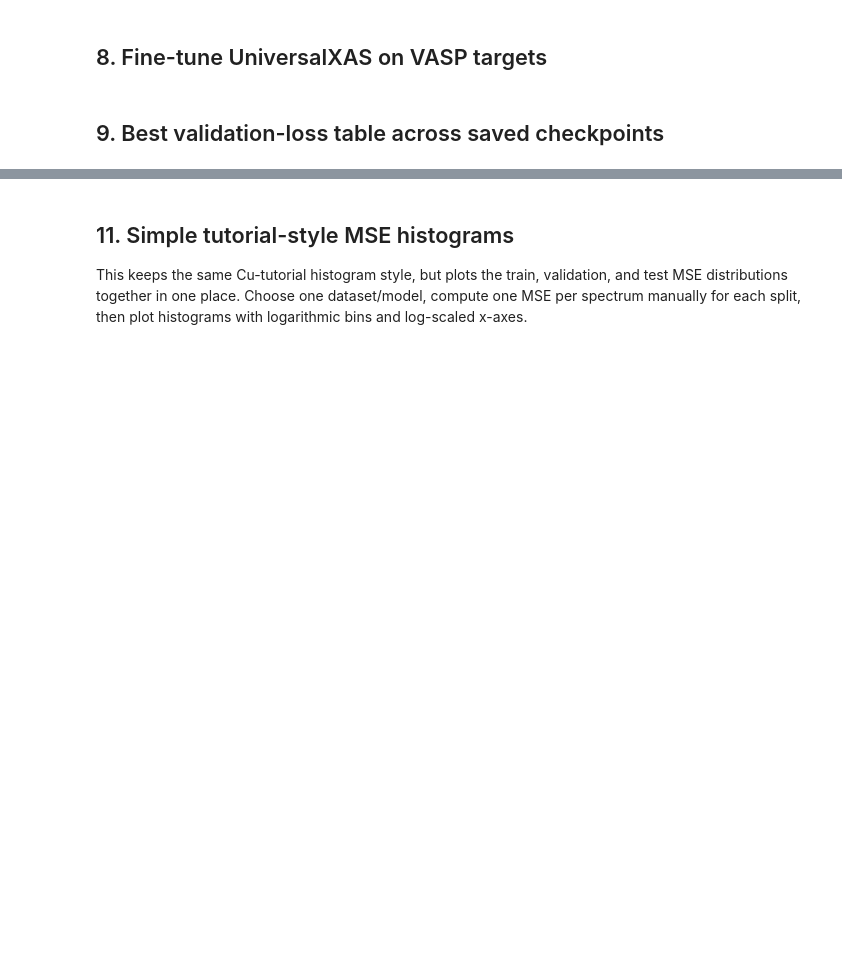
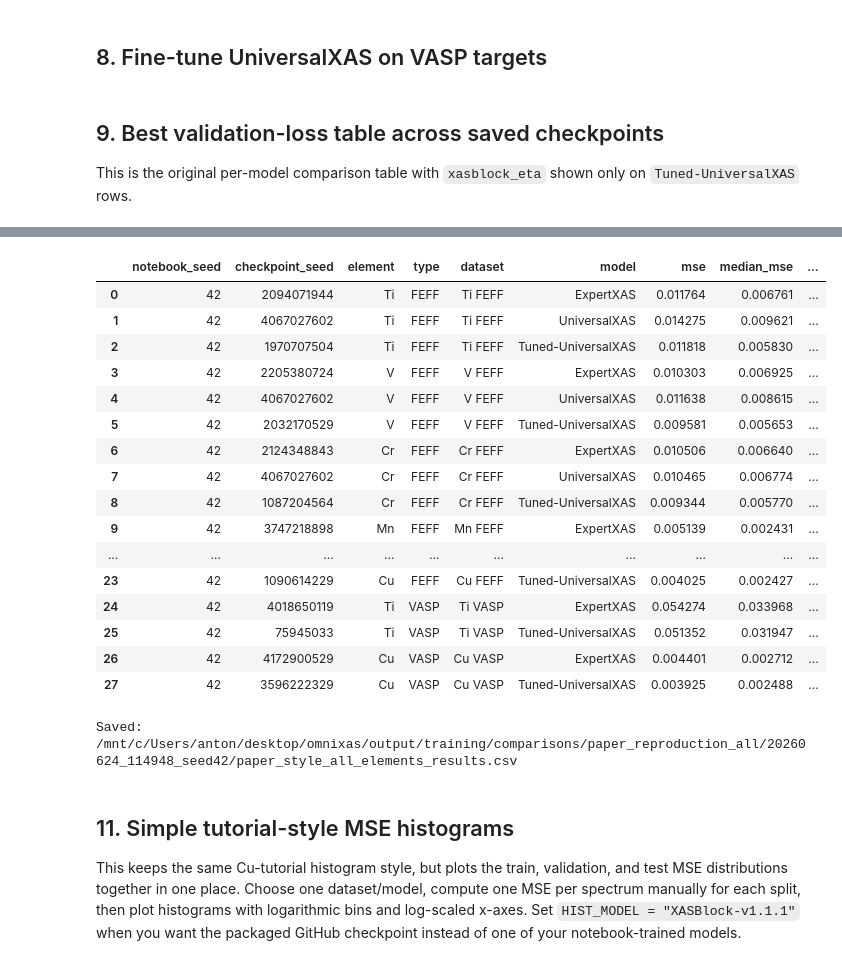
Before and after one commit to AntonYanaky/OmniXAS, a Jupyter notebook: tutorial_omnixas/reproduce_paper_training.ipynb, the cells around one changed output, grey strips where cells are left out. Saved outputs shown, nothing was run; the diff lists cells and outputs as text; code cells hidden in the pictures; blank space fills up the shorter version.

```diff
--- a/tutorial_omnixas/reproduce_paper_training.ipynb
+++ b/tutorial_omnixas/reproduce_paper_training.ipynb
@@ -27,6 +27,7 @@ from torch.utils.data import DataLoader, TensorDataset
 
 from omnixas.data.ml_data import MLData, MLSplits
 from omnixas.model.metrics import ModelMetrics
+from omnixas.model.training import PlModule
 from omnixas.model.xasblock import XASBlock
 from omnixas.model.xasblock_regressor import XASBlockRegressor
 
@@ -53,6 +54,8 @@ INPUT_DIM, OUTPUT_DIM = 64, 141
 FEFF_ELEMENTS = ["Ti", "V", "Cr", "Mn", "Fe", "Co", "Ni", "Cu"]
 VASP_ELEMENTS = ["Ti", "Cu"]
 UNIVERSAL_DIMS = [500, 500, 550]
+XASBLOCK_DIMS = [500, 500, 550]
+XASBLOCK_MODEL_DIR = REPO_ROOT / "models" / "xasblock" / "v1.1.1"
 FEFF_HPARAMS = {
     "Ti": {"batch_size": 32, "widths": [600, 600, 450]},
     "V":  {"batch_size": 32, "widths": [600, 550, 450]},
@@ -313,6 +360,8 @@ for element, do_train in VASP_TUNED_FLAGS.items():
             model.fit(vasp_splits[element])
 # %% [markdown]
 ## 9. Best validation-loss table across saved checkpoints
+
+This is the original per-model comparison table with `xasblock_eta` shown only on `Tuned-UniversalXAS` rows.
 # %%
 paper_eta = {}
 for line in """
@@ -348,6 +397,36 @@ Cu VASP Tuned-UniversalXAS 9.21
     element, spectrum_type, model_name, eta = line.split()
     paper_eta[(element, spectrum_type, model_name)] = float(eta)
 
+
+def checkpoint_candidates(source):
+    source = Path(source)
+    if source.is_file():
+        return [source]
+    return sorted(set(source.glob("paper_*/best*.ckpt")) | set(source.glob("paper_*/checkpoints/best*.ckpt")))
+
+
+def split_baseline_median(split):
+    target = split.test.y
+    baseline = np.repeat(split.train.y.mean(axis=0, keepdims=True), len(target), axis=0)
+    return float(np.median(np.mean((target - baseline) ** 2, axis=1)))
+
+
+xasblock_eta_cache = {}
+
+
+def packaged_xasblock_eta(element, spectrum_type, split, baseline_median):
+    key = (element, spectrum_type)
+    if key not in xasblock_eta_cache:
+        ckpt = xasblock_checkpoint_path(element, spectrum_type)
+        if not ckpt.exists():
+            raise FileNotFoundError(f"Missing packaged XASBlock checkpoint: {ckpt}")
+        pred = predict_checkpoint_direct(ckpt, split.test.X, XASBLOCK_DIMS)
+        metrics = ModelMetrics(predictions=pred, targets=split.test.y)
+        median_mse = float(metrics.median_of_mse_per_spectra)
+        xasblock_eta_cache[key] = baseline_median / median_mse
+    return xasblock_eta_cache[key]
+
+
 model_specs = []
 for element in FEFF_ELEMENTS:
     hparams = FEFF_HPARAMS[element]
@@ -366,23 +445,21 @@ for element, split in vasp_splits.items():
 
 rows = []
 for element, spectrum_type, model_name, ckpt_root, hidden_dims, batch_size, split in model_specs:
-    ckpts = sorted(ckpt_root.glob("paper_*/best*.ckpt"))
+    ckpts = checkpoint_candidates(ckpt_root)
     if not ckpts:
         print(f"Skipping {element} {spectrum_type} / {model_name}: no checkpoints in {ckpt_root}")
         continue
 
     target = split.test.y
-    baseline = np.repeat(split.train.y.mean(axis=0, keepdims=True), len(target), axis=0)
-    baseline_median = float(np.median(np.mean((target - baseline) ** 2, axis=1)))
+    baseline_median = split_baseline_median(split)
+    xasblock_eta = packaged_xasblock_eta(element, spectrum_type, split, baseline_median) if model_name == "Tuned-UniversalXAS" else np.nan
 
-    ckpt = min(ckpts, key=checkpoint_val_loss)
-    model = make_model(ckpt.parent, hidden_dims, batch_size)
-    model.load("best")
-    pred = predict_direct(model, split.test.X)
+    ckpt = min(ckpts, key=checkpoint_val_loss) if len(ckpts) > 1 else ckpts[0]
+    pred = predict_checkpoint_direct(ckpt, split.test.X, hidden_dims)
     metrics = ModelMetrics(predictions=pred, targets=target)
     median_mse = float(metrics.median_of_mse_per_spectra)
     eta = baseline_median / median_mse
-    seed_match = re.search(r"seed(\d+)", ckpt.parent.name)
+    seed_match = re.search(r"seed(\d+)", str(ckpt))
 
     rows.append({
         "notebook_seed": SEED,
@@ -396,11 +473,16 @@ for element, spectrum_type, model_name, ckpt_root, hidden_dims, batch_size, spli
         "baseline_median_mse": baseline_median,
         "eta": eta,
         "paper_eta": paper_eta.get((element, spectrum_type, model_name), np.nan),
+        "xasblock_eta": xasblock_eta,
         "val_loss": checkpoint_val_loss(ckpt),
     })
-    print(f"{element} {spectrum_type} / {model_name}: selected val_loss={rows[-1]['val_loss']:.8g}, test eta={eta:.6f}")
+    if model_name == "Tuned-UniversalXAS":
+        print(f"{element} {spectrum_type} / {model_name}: selected val_loss={rows[-1]['val_loss']:.8g}, test eta={eta:.6f}, xasblock eta={xasblock_eta:.6f}")
+    else:
+        print(f"{element} {spectrum_type} / {model_name}: selected val_loss={rows[-1]['val_loss']:.8g}, test eta={eta:.6f}")
 
 results = pd.DataFrame(rows)
 display(results)
 results.to_csv(RESULTS_DIR / "paper_style_all_elements_results.csv", index=False)
 print("Saved:", RESULTS_DIR / "paper_style_all_elements_results.csv")
+# %% [output]
@@ -407,7 +506,25 @@ print("Saved:", RESULTS_DIR / "paper_style_all_elements_results.csv")
+|  | notebook_seed | checkpoint_seed | element | type | dataset | model | mse | median_mse | ... |
+| 0 | 42 | 2094071944 | Ti | FEFF | Ti FEFF | ExpertXAS | 0.011764 | 0.006761 | ... |
+| 1 | 42 | 4067027602 | Ti | FEFF | Ti FEFF | UniversalXAS | 0.014275 | 0.009621 | ... |
+| 2 | 42 | 1970707504 | Ti | FEFF | Ti FEFF | Tuned-UniversalXAS | 0.011818 | 0.005830 | ... |
+| 3 | 42 | 2205380724 | V | FEFF | V FEFF | ExpertXAS | 0.010303 | 0.006925 | ... |
+| 4 | 42 | 4067027602 | V | FEFF | V FEFF | UniversalXAS | 0.011638 | 0.008615 | ... |
+| 5 | 42 | 2032170529 | V | FEFF | V FEFF | Tuned-UniversalXAS | 0.009581 | 0.005653 | ... |
+| 6 | 42 | 2124348843 | Cr | FEFF | Cr FEFF | ExpertXAS | 0.010506 | 0.006640 | ... |
+| 7 | 42 | 4067027602 | Cr | FEFF | Cr FEFF | UniversalXAS | 0.010465 | 0.006774 | ... |
+| 8 | 42 | 1087204564 | Cr | FEFF | Cr FEFF | Tuned-UniversalXAS | 0.009344 | 0.005770 | ... |
+| 9 | 42 | 3747218898 | Mn | FEFF | Mn FEFF | ExpertXAS | 0.005139 | 0.002431 | ... |
+| ... | ... | ... | ... | ... | ... | ... | ... | ... | ... |
+| 23 | 42 | 1090614229 | Cu | FEFF | Cu FEFF | Tuned-UniversalXAS | 0.004025 | 0.002427 | ... |
+| 24 | 42 | 4018650119 | Ti | VASP | Ti VASP | ExpertXAS | 0.054274 | 0.033968 | ... |
+| 25 | 42 | 75945033 | Ti | VASP | Ti VASP | Tuned-UniversalXAS | 0.051352 | 0.031947 | ... |
+| 26 | 42 | 4172900529 | Cu | VASP | Cu VASP | ExpertXAS | 0.004401 | 0.002712 | ... |
+| 27 | 42 | 3596222329 | Cu | VASP | Cu VASP | Tuned-UniversalXAS | 0.003925 | 0.002488 | ... |
+Saved: /mnt/c/Users/anton/desktop/omnixas/output/training/comparisons/paper_reproduction_all/20260624_114948_seed42/paper_style_all_elements_results.csv
 # %% [markdown]
 ## 11. Simple tutorial-style MSE histograms
 
-This keeps the same Cu-tutorial histogram style, but plots the train, validation, and test MSE distributions together in one place. Choose one dataset/model, compute one MSE per spectrum manually for each split, then plot histograms with logarithmic bins and log-scaled x-axes.
+This keeps the same Cu-tutorial histogram style, but plots the train, validation, and test MSE distributions together in one place. Choose one dataset/model, compute one MSE per spectrum manually for each split, then plot histograms with logarithmic bins and log-scaled x-axes. Set `HIST_MODEL = "XASBlock-v1.1.1"` when you want the packaged GitHub checkpoint instead of one of your notebook-trained models.
 # %%
 # Simple Nina/Cu-tutorial-style histograms.
 # Change these three lines only.
```
Also changed, not shown: parts of 6 cells of this notebook, 2 other files.
